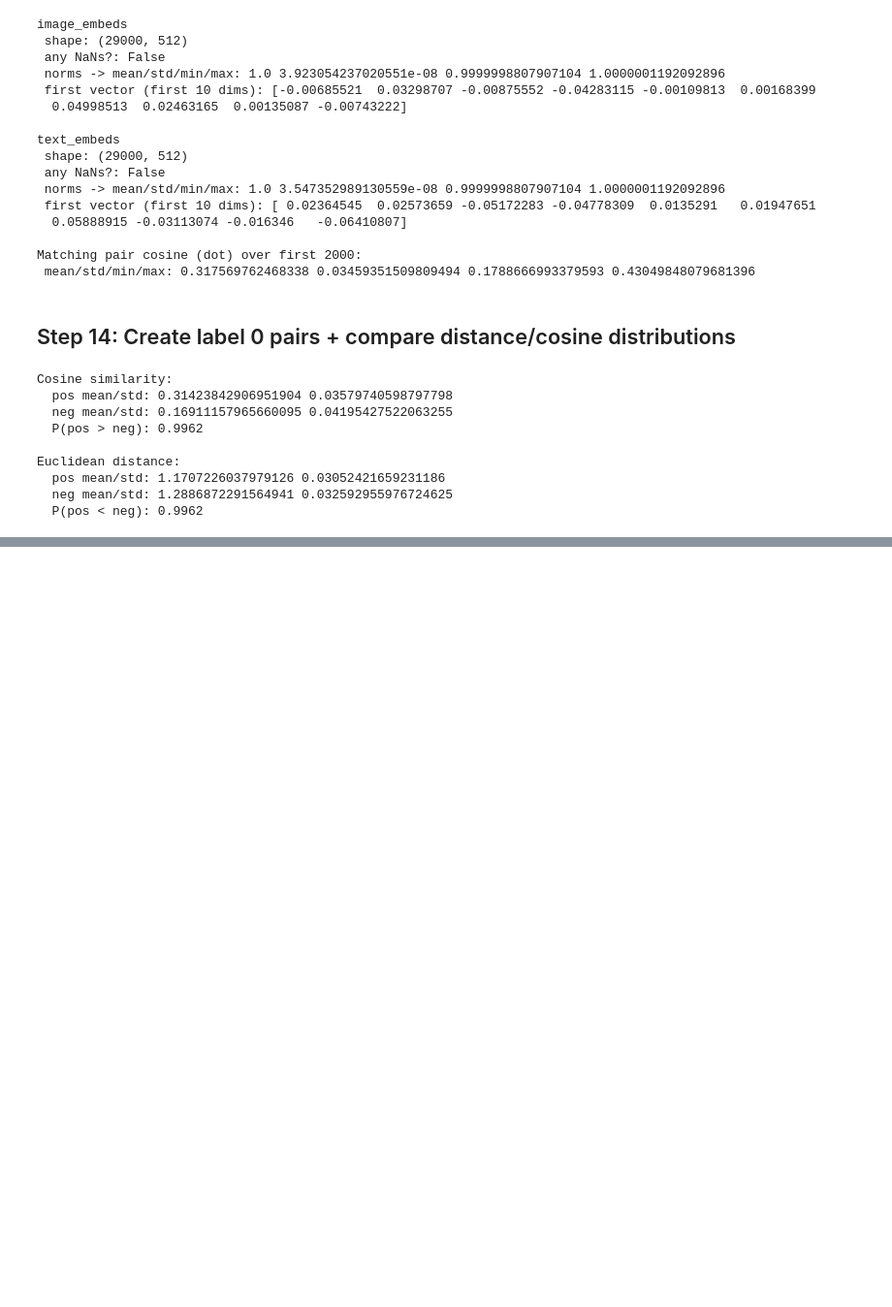
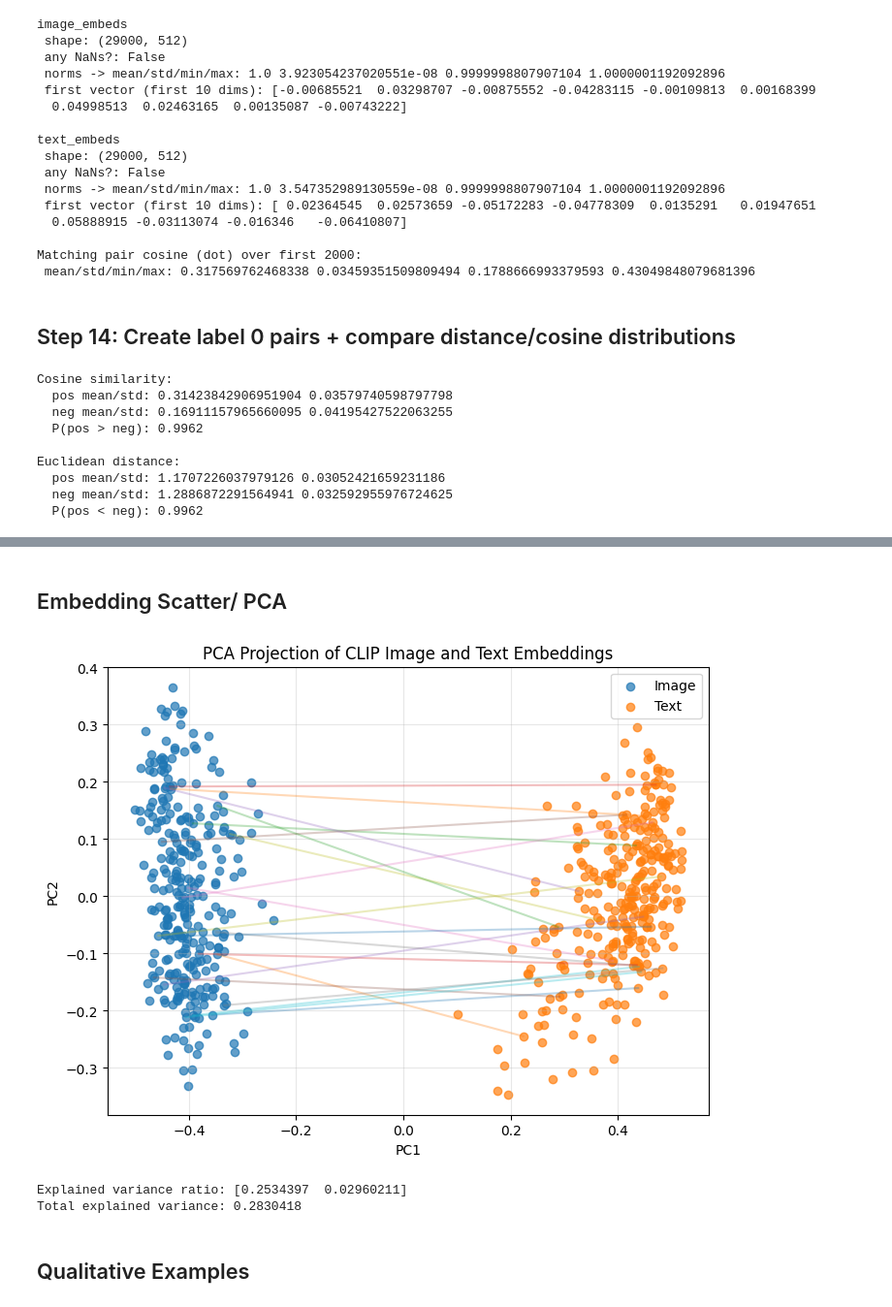
Before and after one commit to vs-06/Project_C-Refocus, a Jupyter notebook: MSDS_Project_Team3_CLIP_Implementation.ipynb, the cells around one changed output, grey strips where cells are left out. Shown at 97% size. Drawn from its saved outputs; the diff is of its cells as text; code cells hidden in the pictures; blank space fills up the shorter version.

```diff
--- a/MSDS_Project_Team3_CLIP_Implementation.ipynb
+++ b/MSDS_Project_Team3_CLIP_Implementation.ipynb
@@ -588,0 +791,51 @@ Euclidean distance:
+# %% [markdown]
+## Embedding Scatter/ PCA
+# %%
+import numpy as np
+import matplotlib.pyplot as plt
+from sklearn.decomposition import PCA
+
+subset = 300
+SEED = 42
+rng = np.random.default_rng(SEED)
+
+idx = rng.choice(len(image_embeds), size=subset, replace=False)
+
+img = np.array(image_embeds[idx], dtype=np.float32)
+txt = np.array(text_embeds[idx], dtype=np.float32)
+
+# Stack and reduce to 2D
+X = np.vstack([img, txt])   # shape: (2*subset, 512)
+pca = PCA(n_components=2)
+X2 = pca.fit_transform(X)
+
+img_2d = X2[:subset]
+txt_2d = X2[subset:]
+
+plt.figure(figsize=(8, 6))
+plt.scatter(img_2d[:, 0], img_2d[:, 1], alpha=0.7, label="Image")
+plt.scatter(txt_2d[:, 0], txt_2d[:, 1], alpha=0.7, label="Text")
+
+# Optional: connect first 20 matched pairs
+for i in range(min(20, subset)):
+    plt.plot(
+        [img_2d[i, 0], txt_2d[i, 0]],
+        [img_2d[i, 1], txt_2d[i, 1]],
+        alpha=0.3
+    )
+
+plt.xlabel("PC1")
+plt.ylabel("PC2")
+plt.title("PCA Projection of CLIP Image and Text Embeddings")
+plt.legend()
+plt.grid(True, alpha=0.3)
+plt.show()
+
+print("Explained variance ratio:", pca.explained_variance_ratio_)
+print("Total explained variance:", pca.explained_variance_ratio_.sum())
+# %% [output]
+[figure, added]
+Explained variance ratio: [0.2534397  0.02960211]
+Total explained variance: 0.2830418
+# %% [markdown]
+## Qualitative Examples
```
Also changed, not shown: parts of 10 cells of this notebook.
